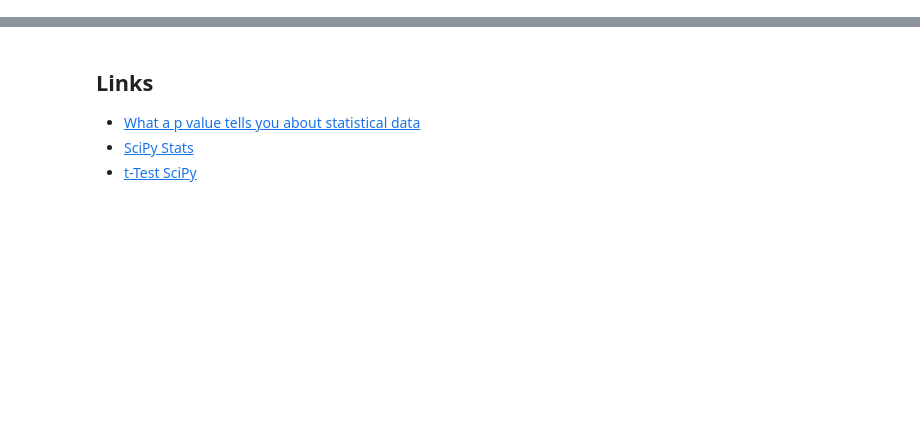
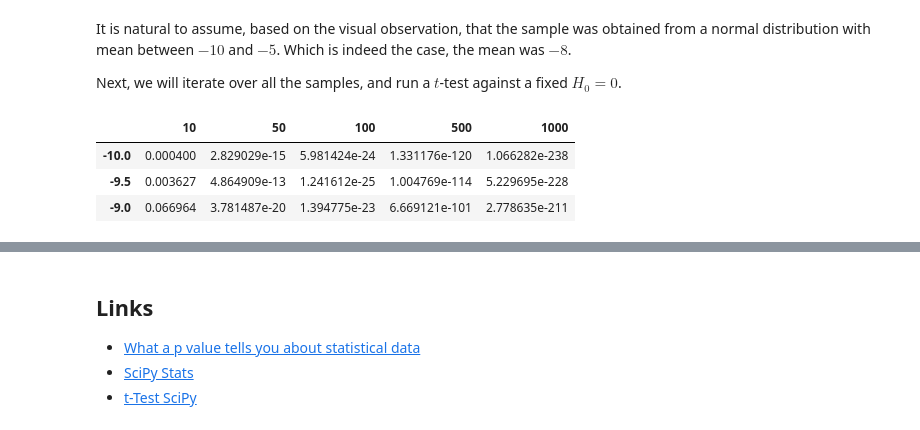
Before and after one commit to drorata/drorata.github.io, a Jupyter notebook: content/notebooks/Hypothesis-testing.ipynb, the cells around one changed output, grey strips where cells are left out. Saved outputs shown, nothing was run; the diff lists cells and outputs as text; code cells hidden in the pictures; blank space fills up the shorter version.

```diff
--- a/content/notebooks/Hypothesis-testing.ipynb
+++ b/content/notebooks/Hypothesis-testing.ipynb
@@ -72,0 +67,13 @@ Ttest_1sampResult(statistic=2.8749479261409099, pvalue=0.0049471691082590098)
+# %% [markdown]
+It is natural to assume, based on the visual observation, that the sample was obtained from a normal distribution with mean between $-10$ and $-5$.
+Which is indeed the case, the mean was $-8$.
+
+Next, we will iterate over all the samples, and run a $t$-test against a fixed $H_0 = 0$.
+# %%
+p_vals = samples.applymap(lambda x: stats.ttest_1samp(x, 0)[1])
+p_vals[:-9]
+# %% [output]
+|  | 10 | 50 | 100 | 500 | 1000 |
+| -10.0 | 0.000400 | 2.829029e-15 | 5.981424e-24 | 1.331176e-120 | 1.066282e-238 |
+| -9.5 | 0.003627 | 4.864909e-13 | 1.241612e-25 | 1.004769e-114 | 5.229695e-228 |
+| -9.0 | 0.066964 | 3.781487e-20 | 1.394775e-23 | 6.669121e-101 | 2.778635e-211 |
```
Also changed, not shown: parts of 26 cells of this notebook.
